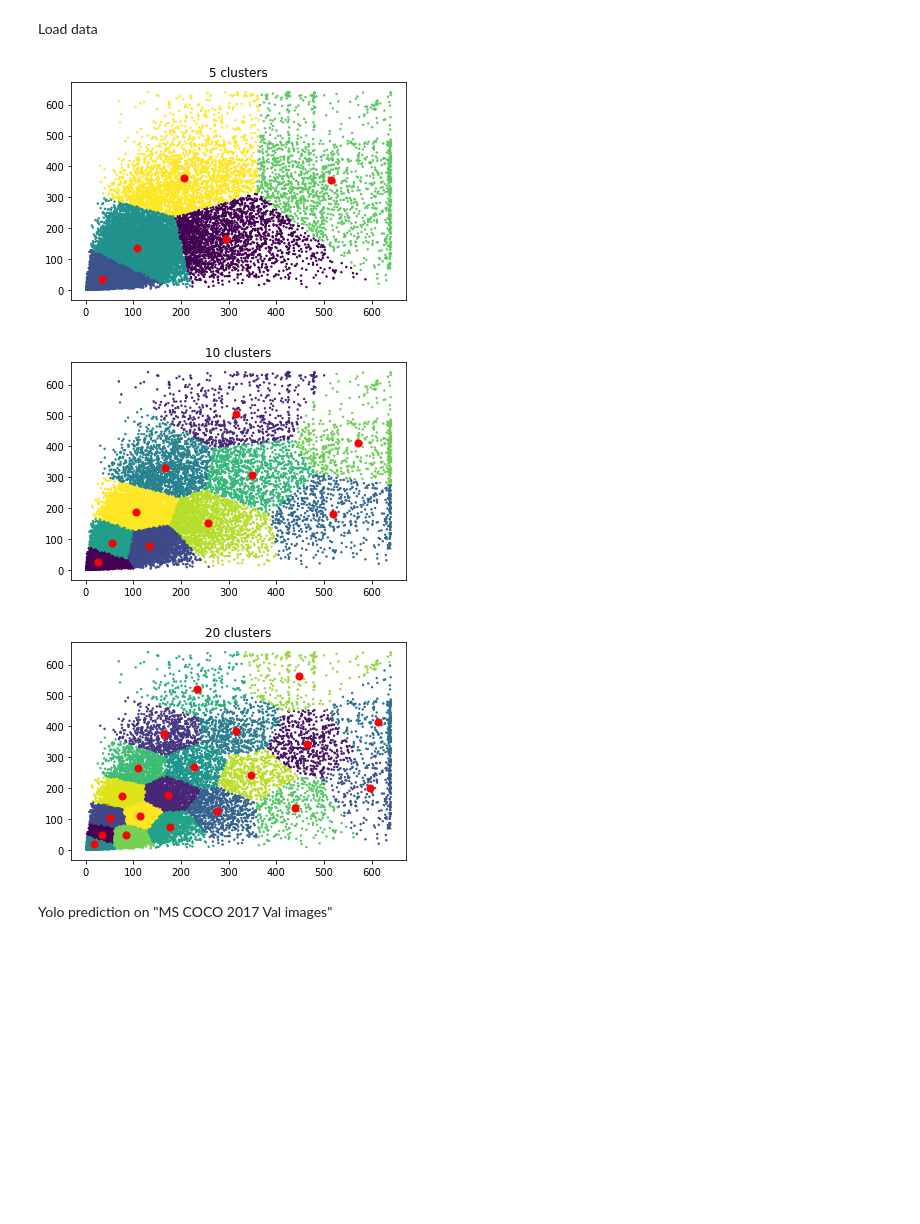
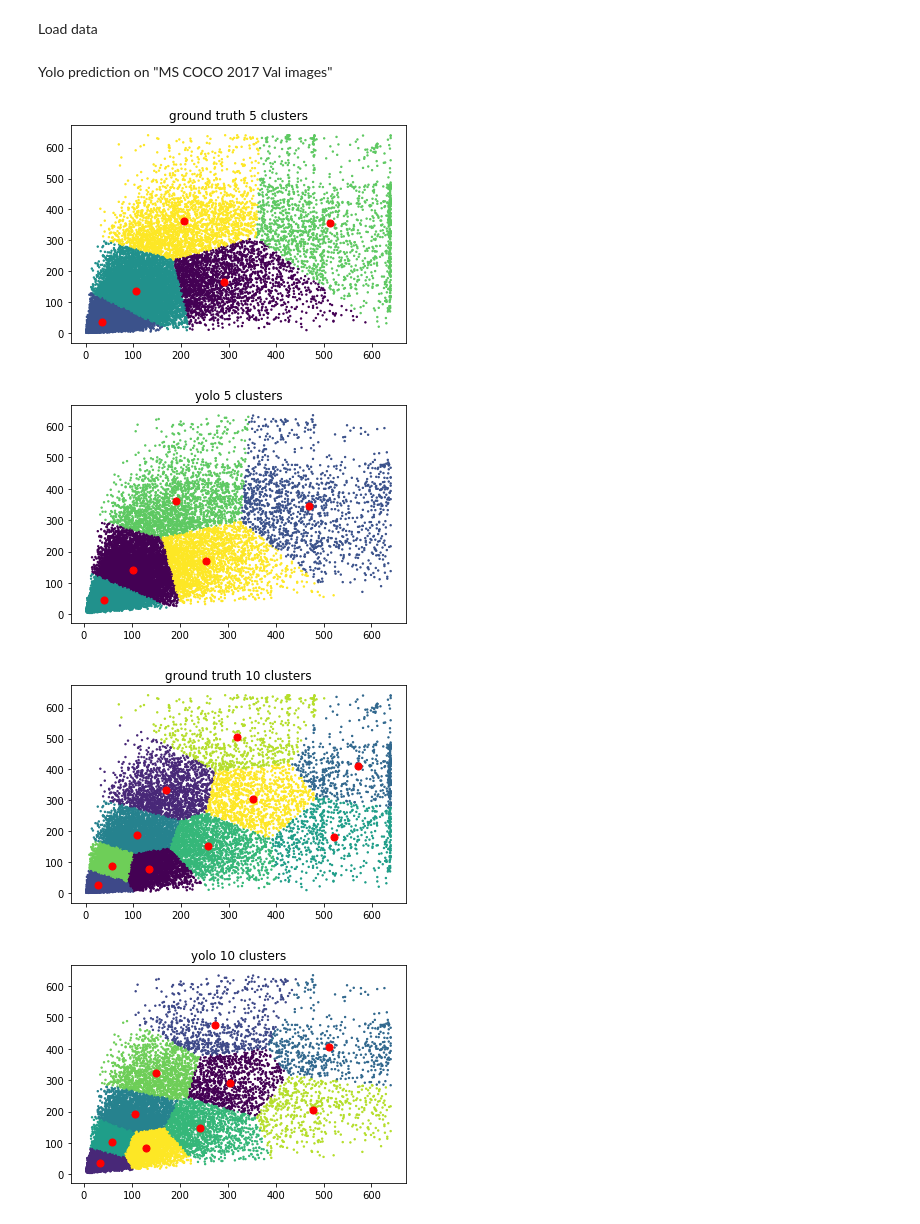
Before and after one commit to TimbusCalin/otus_cv_cource, a Jupyter notebook: src/otus_hw8/yolo_box_clusters.ipynb, the cells around one changed output. Saved outputs shown, nothing was run; the diff lists cells and outputs as text; code cells hidden in the pictures; blank space fills up the shorter version.

Commit message:
add yolo clusters

```diff
--- a/src/otus_hw8/yolo_box_clusters.ipynb
+++ b/src/otus_hw8/yolo_box_clusters.ipynb
@@ -39,24 +38,35 @@ def clusterization(x, n_clusters):
     centers = kmeans.cluster_centers_
     return y_kmeans, centers
 # %%
-def draw_clusters(x, y, centers):
+def draw_clusters(x, y, centers, label):
     plt.scatter(x[:, 0], x[:, 1], c=y, s=2, cmap='viridis')
     plt.scatter(centers[:, 0], centers[:, 1], c='red', s=50)
-    plt.title("%s clusters" % len(centers))
+    plt.title("%s %s clusters" % (label, len(centers)))
     plt.show()
-# %%
-ground_truth_clusters = collections.namedtuple("Clusters", "clusters_5 cluster_10 cluster_20")
-ground_truth_centers = collections.namedtuple("Centers", "centers_5 centers_10 centers_20")
-
-clusters_cnts = [5, 10, 20]
-for clusters_cnt in clusters_cnts:
-    y, centers = clusterization(x, n_clusters=clusters_cnt)
-    ground_truth_clusters.clusters_5 = y
-    ground_truth_centers.centers_5 = centers
-    draw_clusters(x, ground_truth_clusters.clusters_5, ground_truth_centers.centers_5)
-# %% [output]
-[figure, removed]
-[figure, removed]
-[figure, removed]
 # %% [markdown]
 Yolo prediction on "MS COCO 2017 Val images"
+# %%
+import pandas as pd
+
+file = "bboxes.csv"
+dataframe = pd.read_csv(file, names=["w", "h"], delimiter=" ")
+# %%
+yolo_w=np.asarray(dataframe["w"])
+yolo_h=np.asarray(dataframe["h"])
+
+yolo_x=[yolo_w,yolo_h]
+yolo_x=np.asarray(yolo_x)
+yolo_x=yolo_x.transpose()
+# %%
+clusters_cnts = [5, 10, 20]
+for clusters_cnt in clusters_cnts:
+    y, centers = clusterization(x, n_clusters=clusters_cnt)
+    draw_clusters(x, y, centers, label = "ground truth")
+
+    yolo_y, yolo_centers = clusterization(yolo_x, n_clusters=clusters_cnt)
+    draw_clusters(yolo_x, yolo_y, yolo_centers, label = "yolo")
+# %% [output]
+[figure, added]
+[figure, added]
+[figure, added]
+[figure, added]
```
Also changed, not shown: parts of 2 cells of this notebook, 1 other file.
